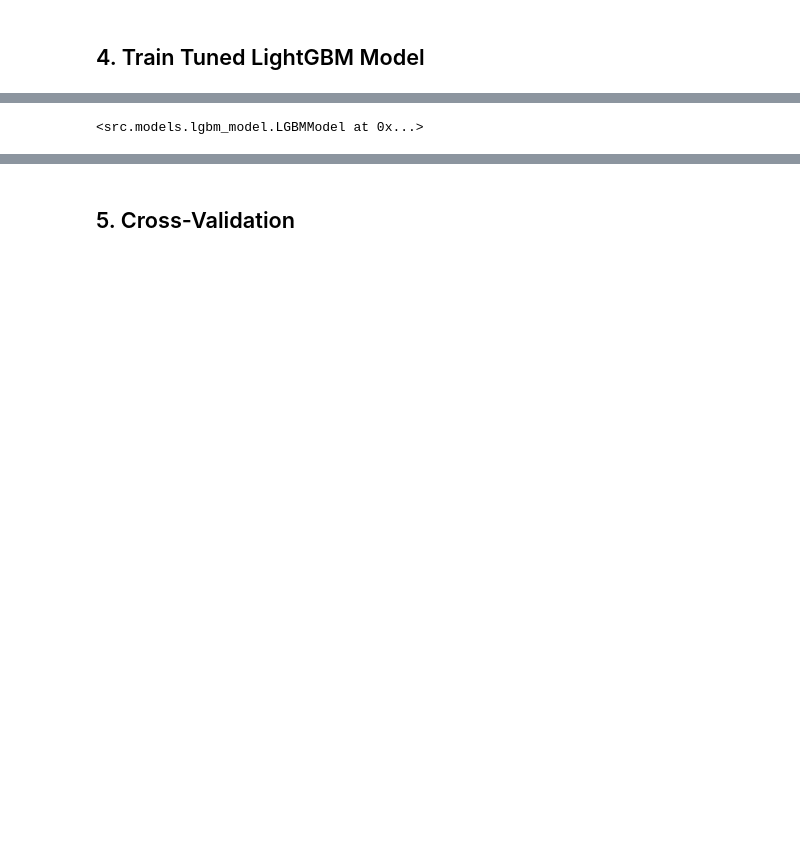
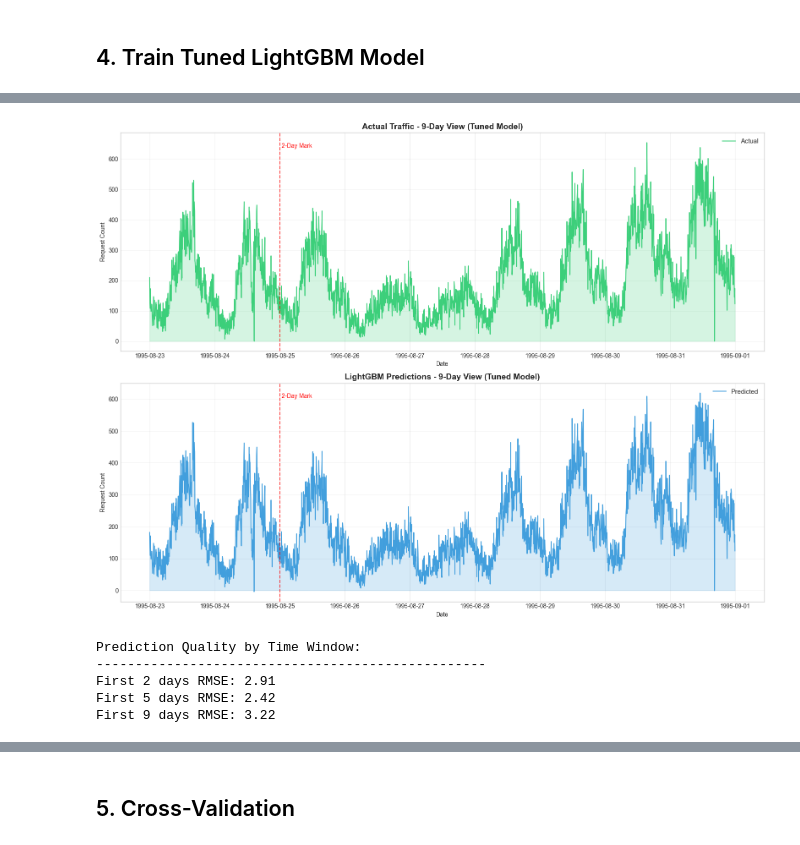
Before and after one commit to dathihi1/datafollow, a Jupyter notebook: notebooks/07_ml_models.ipynb, the cells around one changed output, grey strips where cells are left out. Cells and saved outputs as stored; diff of their text form; code cells hidden in the pictures; blank space fills up the shorter version.

```diff
--- a/notebooks/07_ml_models.ipynb
+++ b/notebooks/07_ml_models.ipynb
@@ -550,8 +573,8 @@ Tuned LightGBM Configuration:
   verbose: -1
   device: cpu
 # %%
-# Train tuned model
-print("Training tuned LightGBM model...")
+# Train tuned LightGBM model
+print("Training tuned LightGBM model with SCALED data...")
 
 lgbm_tuned = LGBMModel(lgbm_tuned_config)
 lgbm_tuned.fit(
@@ -559,4 +582,67 @@ lgbm_tuned.fit(
     X_val=X_val_scaled, y_val=y_val,
     verbose=True
 )
+
+# Generate predictions on test set
+y_test_pred = lgbm_tuned.predict(X_test_scaled)
+
+print(f"\nModel trained! Best iteration: {lgbm_tuned.best_iteration}")
+
+# Plot test predictions - IMPROVED VISUALIZATION
+# Display 9 days for better context, split into two separate plots
+
+fig, axes = plt.subplots(2, 1, figsize=(16, 12))
+
+# Number of samples: 288 per day (5-min intervals) x 9 days
+n_display = 288 * 9  # 9 days for display context
+n_display = min(n_display, len(y_test))  # Don't exceed available data
+
+# Get timestamps and data for 9-day window
+timestamps_9d = df_test['timestamp'].iloc[:n_display]
+actual_9d = y_test.iloc[:n_display]
+predicted_9d = y_test_pred[:n_display]
+
+# Plot 1: ACTUAL values only (9 days)
+ax = axes[0]
+ax.plot(timestamps_9d, actual_9d, label='Actual', color='#2ecc71', linewidth=1.5, alpha=0.9)
+ax.fill_between(timestamps_9d, 0, actual_9d, alpha=0.2, color='#2ecc71')
+ax.set_xlabel('Date')
+ax.set_ylabel('Request Count')
+ax.set_title('Actual Traffic - 9-Day View (Tuned Model)', fontsize=14, fontweight='bold')
+ax.legend(loc='upper right', fontsize=11)
+ax.grid(True, alpha=0.3)
+
+# Add vertical line to mark 2-day prediction boundary
+n_predict = 288 * 2  # 2 days prediction window
+if len(timestamps_9d) > n_predict:
+    ax.axvline(timestamps_9d.iloc[n_predict], color='red', linestyle='--', alpha=0.7)
+    ax.text(timestamps_9d.iloc[n_predict], ax.get_ylim()[1] * 0.95, ' 2-Day Mark',
+            color='red', fontsize=10, va='top')
+
+# Plot 2: PREDICTED values only (9 days)
+ax = axes[1]
+ax.plot(timestamps_9d, predicted_9d, label='Predicted', color='#3498db', linewidth=1.5, alpha=0.9)
+ax.fill_between(timestamps_9d, 0, predicted_9d, alpha=0.2, color='#3498db')
+ax.set_xlabel('Date')
+ax.set_ylabel('Request Count')
+ax.set_title('LightGBM Predictions - 9-Day View (Tuned Model)', fontsize=14, fontweight='bold')
+ax.legend(loc='upper right', fontsize=11)
+ax.grid(True, alpha=0.3)
+
+# Add vertical line to mark 2-day prediction boundary
+if len(timestamps_9d) > n_predict:
+    ax.axvline(timestamps_9d.iloc[n_predict], color='red', linestyle='--', alpha=0.7)
+    ax.text(timestamps_9d.iloc[n_predict], ax.get_ylim()[1] * 0.95, ' 2-Day Mark',
+            color='red', fontsize=10, va='top')
+
+plt.tight_layout()
+plt.show()
+
+# Show prediction metrics for different windows
+print("\nPrediction Quality by Time Window:")
+print("-" * 50)
+for days in [2, 5, 9]:
+    n_samples = min(288 * days, len(actual_9d))
+    rmse = np.sqrt(np.mean((actual_9d.iloc[:n_samples] - predicted_9d[:n_samples])**2))
+    print(f"First {days} days RMSE: {rmse:.2f}")
 # %% [output]
@@ -578,4 +666,9 @@ Best iteration: 1000
+[figure, added]
-<src.models.lgbm_model.LGBMModel at 0x...>
+Prediction Quality by Time Window:
+--------------------------------------------------
+First 2 days RMSE: 2.91
+First 5 days RMSE: 2.42
+First 9 days RMSE: 3.22
 # %%
 # Evaluate tuned model on validation
 val_pred_tuned = lgbm_tuned.predict(X_val_scaled)
```
Also changed, not shown: parts of 44 cells of this notebook.
